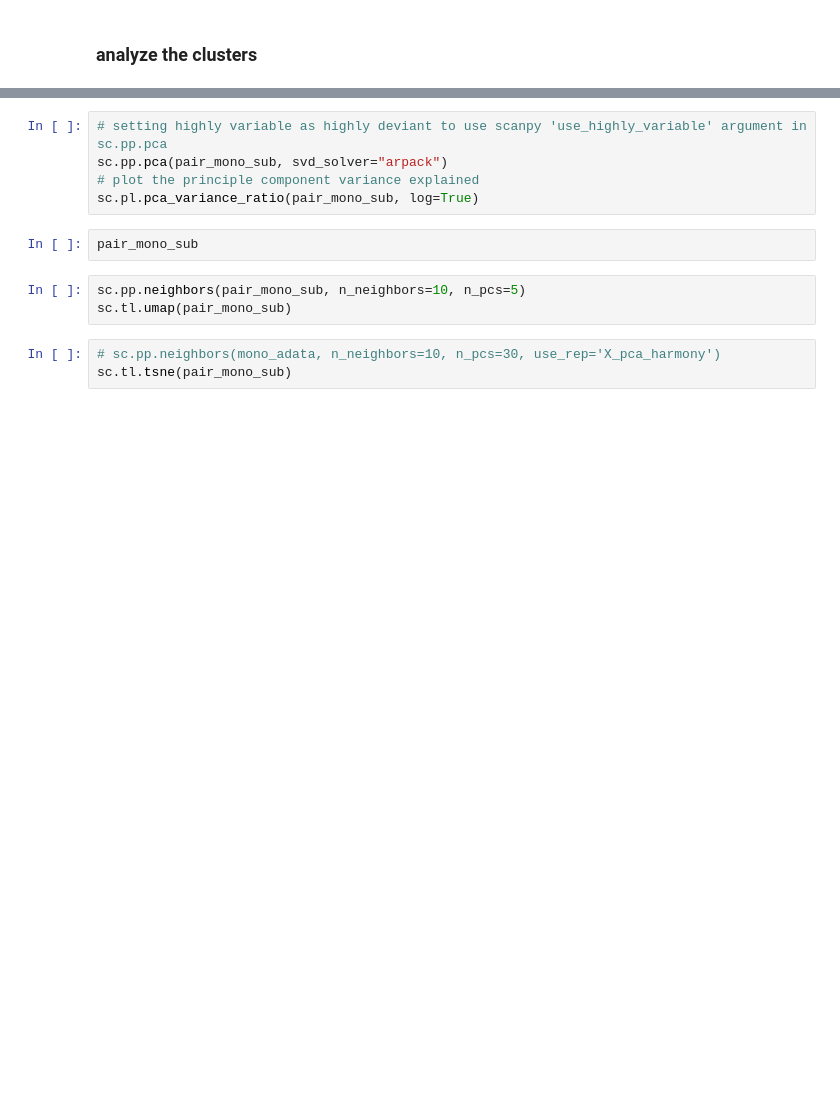
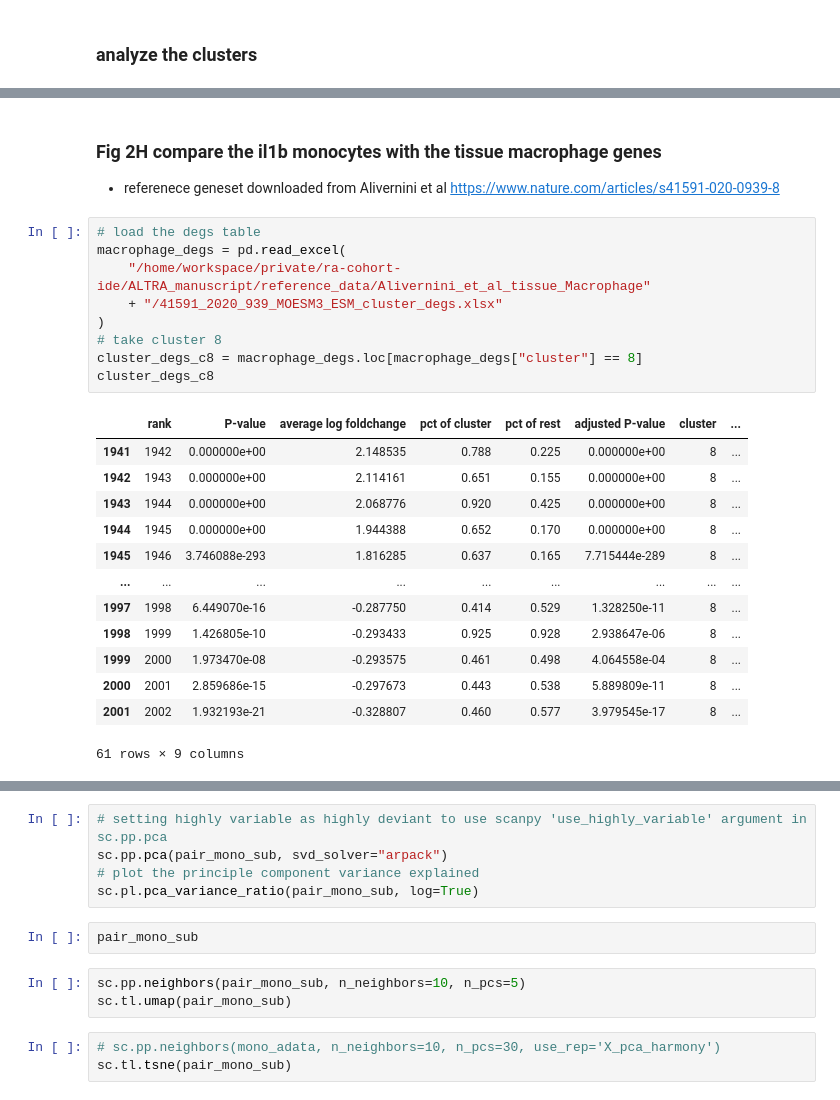
Before and after one commit to aifimmunology/ALTRA-manuscript, a Jupyter notebook: Analysis/scRNA/Longitudinal_analysis/03_Python_scRNA_monocytes_analysis.ipynb, the cells around one changed output, grey strips where cells are left out. Drawn from its saved outputs; the diff is of its cells as text; blank space fills up the shorter version.

```diff
--- a/Analysis/scRNA/Longitudinal_analysis/03_Python_scRNA_monocytes_analysis.ipynb
+++ b/Analysis/scRNA/Longitudinal_analysis/03_Python_scRNA_monocytes_analysis.ipynb
@@ -544,0 +870,26 @@ pair_mono_sub
+# %% [markdown]
+### Fig 2H compare the il1b monocytes with the tissue macrophage genes
+- referenece geneset downloaded from Alivernini et al https://www.nature.com/articles/s41591-020-0939-8
+# %%
+# load the degs table
+macrophage_degs = pd.read_excel(
+    "/home/workspace/private/ra-cohort-ide/ALTRA_manuscript/reference_data/Alivernini_et_al_tissue_Macrophage"
+    + "/41591_2020_939_MOESM3_ESM_cluster_degs.xlsx"
+)
+# take cluster 8
+cluster_degs_c8 = macrophage_degs.loc[macrophage_degs["cluster"] == 8]
+cluster_degs_c8
+# %% [output]
+|  | rank | P-value | average log foldchange | pct of cluster | pct of rest | adjusted P-value | cluster | ... |
+| 1941 | 1942 | 0.000000e+00 | 2.148535 | 0.788 | 0.225 | 0.000000e+00 | 8 | ... |
+| 1942 | 1943 | 0.000000e+00 | 2.114161 | 0.651 | 0.155 | 0.000000e+00 | 8 | ... |
+| 1943 | 1944 | 0.000000e+00 | 2.068776 | 0.920 | 0.425 | 0.000000e+00 | 8 | ... |
+| 1944 | 1945 | 0.000000e+00 | 1.944388 | 0.652 | 0.170 | 0.000000e+00 | 8 | ... |
+| 1945 | 1946 | 3.746088e-293 | 1.816285 | 0.637 | 0.165 | 7.715444e-289 | 8 | ... |
+| ... | ... | ... | ... | ... | ... | ... | ... | ... |
+| 1997 | 1998 | 6.449070e-16 | -0.287750 | 0.414 | 0.529 | 1.328250e-11 | 8 | ... |
+| 1998 | 1999 | 1.426805e-10 | -0.293433 | 0.925 | 0.928 | 2.938647e-06 | 8 | ... |
+| 1999 | 2000 | 1.973470e-08 | -0.293575 | 0.461 | 0.498 | 4.064558e-04 | 8 | ... |
+| 2000 | 2001 | 2.859686e-15 | -0.297673 | 0.443 | 0.538 | 5.889809e-11 | 8 | ... |
+| 2001 | 2002 | 1.932193e-21 | -0.328807 | 0.460 | 0.577 | 3.979545e-17 | 8 | ... |
+61 rows × 9 columns
```
Also changed, not shown: parts of 120 cells of this notebook.
